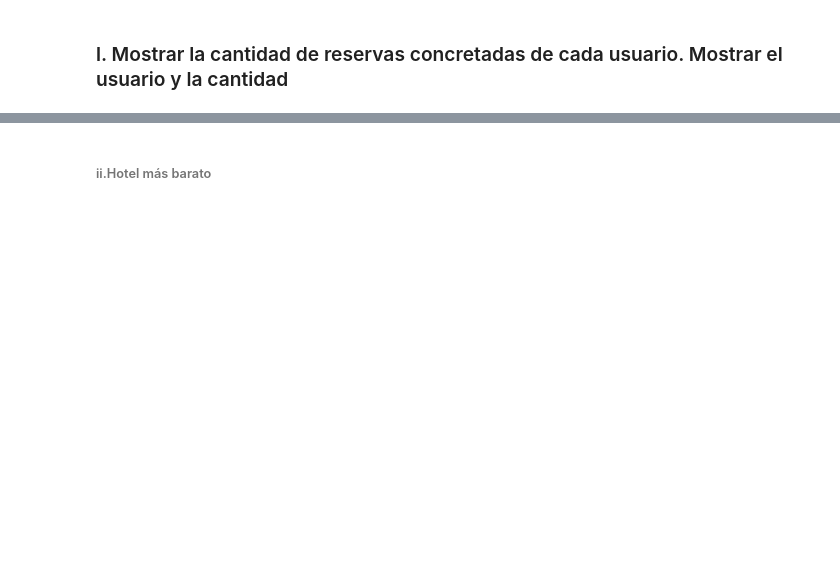
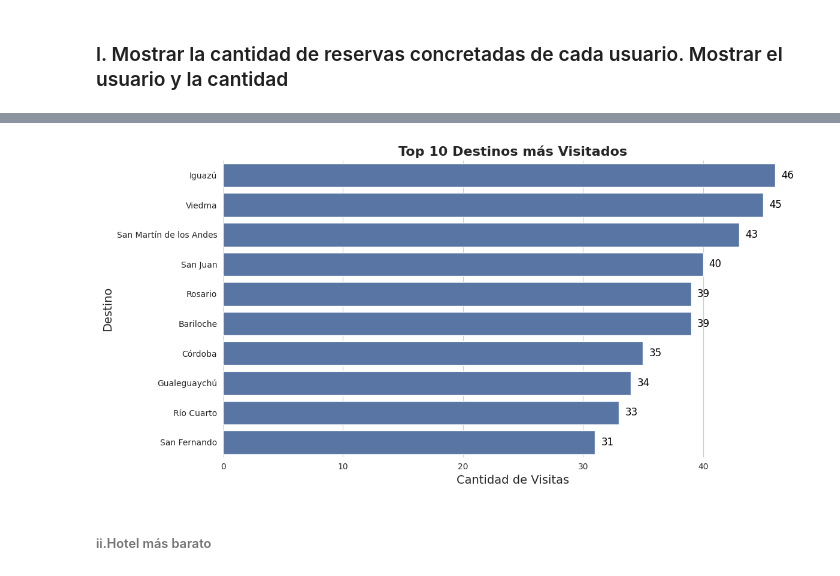
Before and after one commit to dariomicheli/BaseDatos, a Jupyter notebook: notebooks/Consultas.ipynb, the cells around one changed output, grey strips where cells are left out. Drawn from its saved outputs; the diff is of its cells as text; code cells hidden in the pictures; blank space fills up the shorter version.

Commit message:
se agrega modificación de archivos en mongo

```diff
--- a/notebooks/Consultas.ipynb
+++ b/notebooks/Consultas.ipynb
@@ -414,35 +560,35 @@ display(df.style.hide(axis="index"))
 # %%
-estados = ["Confirmada","Pagada"]
-filtro = {"estado": {"$in":estados}}
+# Ordenar df por Cantidad_Visitas descendente y tomar top 10
+df_top10 = df.nlargest(10, "Cantidad_Visitas")
 
-pipeline =[
-    {"$match": filtro},
-    {"$group": {
-        "_id": "$destino_id",  # este es el ID del destino
-        "Cantidad_Visitas": {"$sum": 1}
-    }},
-    {"$lookup": {
-        "from": "destinos",           # nombre de la colección a unir
-        "localField": "_id",          # campo en esta colección (el ID del destino)
-        "foreignField": "destino_id",        # campo en la colección "destino"
-        "as": "destino_visitas"          # nombre del nuevo campo con los datos del destino
-    }},
-    {"$unwind": "$destino_visitas"},     # desanida el array para acceder directamente
-    {"$project": {
-        "_id": 0,
-        "Destino": "$destino_visitas.ciudad",
-        "Cantidad_Visitas": 1
-    }},
-    {"$sort": {"Cantidad_Visitas": -1}},
-    {"$limit": 1}
-]
+# Azul clásico de Seaborn
+azul_sns = sns.color_palette("deep")[0]
 
-resultado = list(client[NOMBRE_BD_MONGO].reservas.aggregate(pipeline))
+plt.figure(figsize=(12, 6))  # más ancho para legibilidad
 
-df = pd.DataFrame(resultado)
-df = df[["Destino", "Cantidad_Visitas"]]
-print("Destino mas vistado")
-display(df.style.hide(axis="index"))
+ax = sns.barplot(
+    data=df_top10,
+    y="Destino",
+    x="Cantidad_Visitas",
+    color=azul_sns
+)
+
+# Quitar bordes superior y derecho
+sns.despine(left=True, bottom=True)
+
+# Títulos y etiquetas
+plt.title("Top 10 Destinos más Visitados", fontsize=16, fontweight="bold")
+plt.xlabel("Cantidad de Visitas", fontsize=14)
+plt.ylabel("Destino", fontsize=14)
+
+# Mostrar etiquetas de cantidad al final de cada barra
+for i, v in enumerate(df_top10["Cantidad_Visitas"]):
+    ax.text(v + 0.5, i, str(v), color='black', va='center', fontsize=12, fontweight='medium')
+
+plt.tight_layout()
+plt.show()
+# %% [output]
+[figure, added]
 # %% [markdown]
 ###### ii.Hotel más barato
 # %%
```
Also changed, not shown: parts of 29 cells of this notebook, 1 other file.
